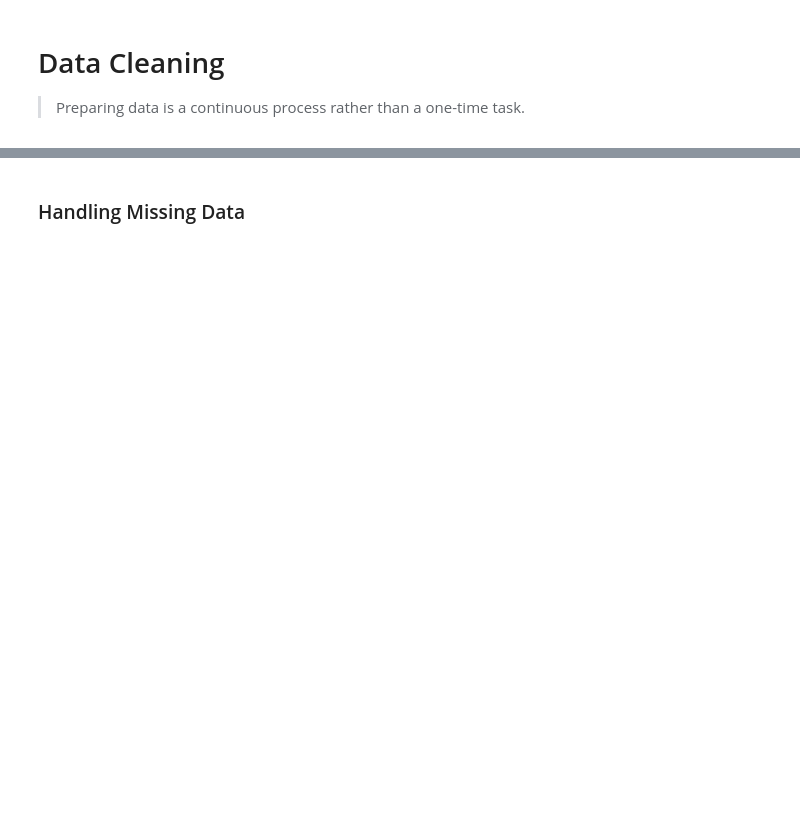
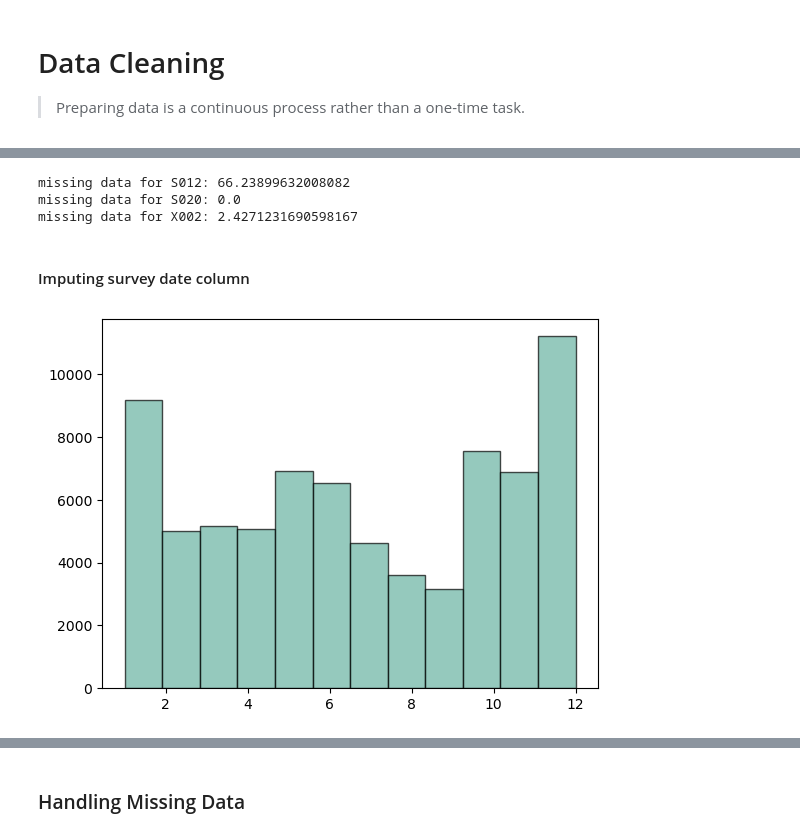
Before and after one commit to Maltouf25/Happiness-Analysis-Project, a Jupyter notebook: notebook1.ipynb, the cells around one changed output, grey strips where cells are left out. Saved outputs shown, nothing was run; the diff lists cells and outputs as text; code cells hidden in the pictures; blank space fills up the shorter version.

```diff
--- a/notebook1.ipynb
+++ b/notebook1.ipynb
@@ -44,0 +150,3 @@ array([dtype('O'), dtype('int64'), dtype('float64')], dtype=object)
+# %%
+# drop unecessary object type columns
+df.drop(columns=['version','doi','COW_ALPHA'],inplace=True)
@@ -44,0 +172,26 @@ array([dtype('O'), dtype('int64'), dtype('float64')], dtype=object)
+# %%
+import re
+
+date_patterns = [
+    r'\b(?:19|20)\d{2}-[01]\d-[0-3]\d\b',  # Strict YYYY-MM-DD
+    r'\b[01]\d/[0-3]\d/(?:19|20)\d{2}\b',  # Strict MM/DD/YYYY
+    r'\b[01]\d-[0-3]\d-(?:19|20)\d{2}\b',  # Strict MM-DD-YYYY
+    r'\b(?:19|20)\d{2}/[01]\d/[0-3]\d\b',  # Strict YYYY/MM/DD
+    r'\b[0-3]\d [A-Za-z]{3} (?:19|20)\d{2}\b',  # DD MMM YYYY
+    r'\b(?:19|20)\d{2}[01]\d[0-3]\d\b',  # YYYYMMDD
+    r'\b(?:19|20)\d{2}\b'  # Strict YYYY
+]
+
+
+# Detect date columns using regex
+possible_date_columns = []
+for col in df.columns:
+    sample_data = df[col].dropna().astype(str).sample(min(5, len(df[col])))
+    for pattern in date_patterns:
+        if sample_data.str.contains(pattern, regex=True, na=False).any():
+            possible_date_columns.append(col)
+            break
+
+print(f"Possible date columns detected by pattern: {possible_date_columns}")
+
+### I should find at least S012 and Year column
@@ -44,0 +217,3 @@ array([dtype('O'), dtype('int64'), dtype('float64')], dtype=object)
+# %%
+## keeping actual date columns
+date_columns = ["S012","S020","X002"]
@@ -44,0 +222,8 @@ array([dtype('O'), dtype('int64'), dtype('float64')], dtype=object)
+# %%
+ #check date columns
+for col in date_columns :
+    if col == 'S012':
+        df[col] = pd.to_datetime(df[col],format='%Y%m%d',errors='coerce')
+    else :
+        df[col] = pd.to_datetime(df[col],format='%Y',errors='coerce')
+df_date_cleaned = df.copy()
@@ -44,0 +239,17 @@ array([dtype('O'), dtype('int64'), dtype('float64')], dtype=object)
+# %%
+# Checkinh missing value percentage for the columns
+for col in date_columns:
+    print(f"missing data for {col}: {df[col].isnull().sum() / len(df) *100}")
+# %% [output]
+missing data for S012: 66.23899632008082
+missing data for S020: 0.0
+missing data for X002: 2.4271231690598167
+# %% [markdown]
+#### Imputing survey date column
+# %%
+# what are the months where the surveys are conducted the most
+survey_months = df['S012'].dropna().dt.month.sort_values(ascending=True)
+plt.hist(survey_months,bins=12,edgecolor='black',color='#69b3a2',alpha = 0.7)
+plt.show()
+# %% [output]
+[figure, added]
```
Also changed, not shown: parts of 86 cells of this notebook, 1 other file.
